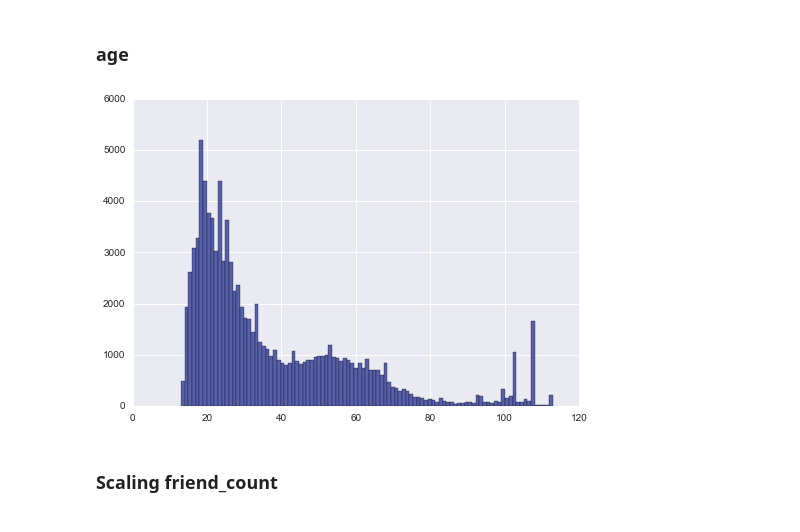
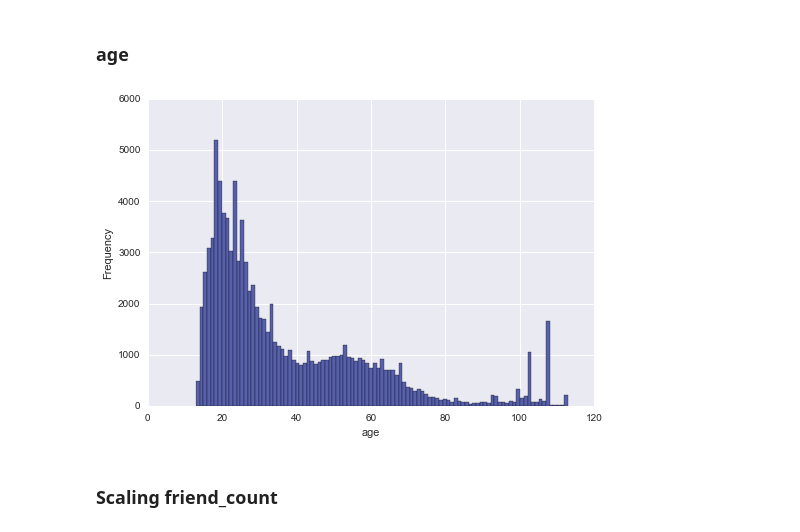
Before and after one commit to tmandzak/EDA_examples, a Jupyter notebook: ExploreOneVariable.ipynb, the cells around one changed output. Cells and saved outputs as stored; diff of their text form; code cells hidden in the pictures.

```diff
--- a/ExploreOneVariable.ipynb
+++ b/ExploreOneVariable.ipynb
@@ -136,9 +159,11 @@ res = pf['tenure_years'].plot(kind='hist', bins=8, color='#F79420')\
 # %% [markdown]
 ### age
 # %%
-ax = pf['age'].hist(bins=max(pf['age'])-min(pf['age'])+1, color='#5760AB')
+_ = pf['age'].hist(bins=max(pf['age'])-min(pf['age'])+1, color='#5760AB')
+_ = plt.xlabel('age')
+_ = plt.ylabel('Frequency')
 # %% [output]
-[figure, old version]
+[figure, new version]
 # %% [markdown]
 ### Scaling friend_count
 # %%
```
Also changed, not shown: parts of 25 cells of this notebook.
